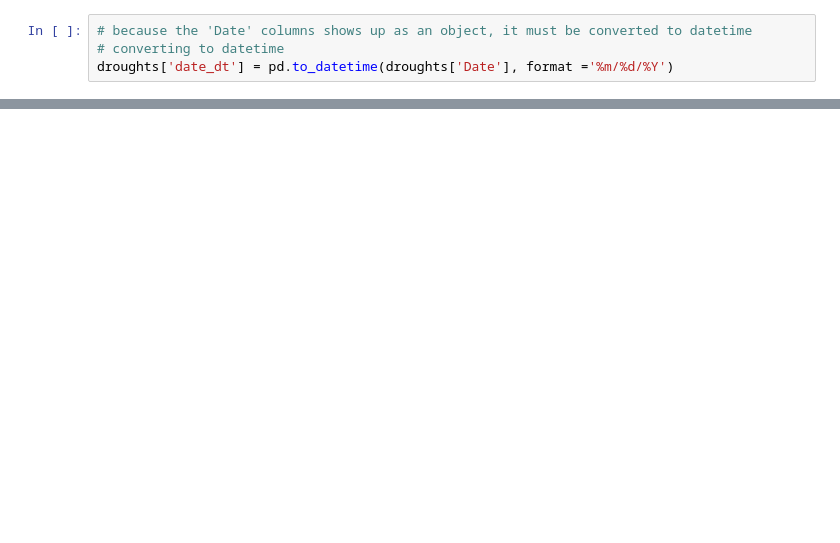
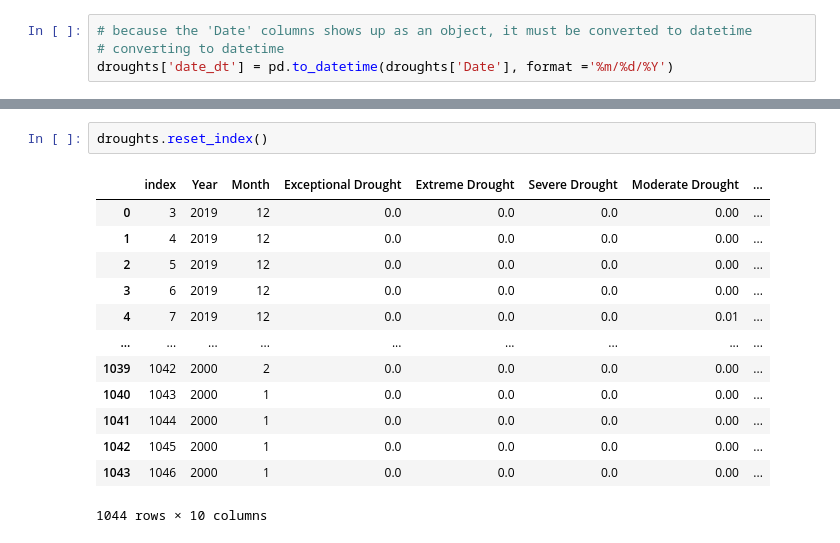
Before and after one commit to anikajohnson/CA-Wildfires-Project, a Jupyter notebook: Data_Cleanup_Exploration.ipynb, the cells around one changed output, grey strips where cells are left out. Cells and saved outputs as stored; diff of their text form; blank space fills up the shorter version.

```diff
--- a/Data_Cleanup_Exploration.ipynb
+++ b/Data_Cleanup_Exploration.ipynb
@@ -80,0 +203,16 @@ droughts.to_csv("CA_Droughts.csv")
+# %%
+droughts.reset_index()
+# %% [output]
+|  | index | Year | Month | Exceptional Drought | Extreme Drought | Severe Drought | Moderate Drought | ... |
+| 0 | 3 | 2019 | 12 | 0.0 | 0.0 | 0.0 | 0.00 | ... |
+| 1 | 4 | 2019 | 12 | 0.0 | 0.0 | 0.0 | 0.00 | ... |
+| 2 | 5 | 2019 | 12 | 0.0 | 0.0 | 0.0 | 0.00 | ... |
+| 3 | 6 | 2019 | 12 | 0.0 | 0.0 | 0.0 | 0.00 | ... |
+| 4 | 7 | 2019 | 12 | 0.0 | 0.0 | 0.0 | 0.01 | ... |
+| ... | ... | ... | ... | ... | ... | ... | ... | ... |
+| 1039 | 1042 | 2000 | 2 | 0.0 | 0.0 | 0.0 | 0.00 | ... |
+| 1040 | 1043 | 2000 | 1 | 0.0 | 0.0 | 0.0 | 0.00 | ... |
+| 1041 | 1044 | 2000 | 1 | 0.0 | 0.0 | 0.0 | 0.00 | ... |
+| 1042 | 1045 | 2000 | 1 | 0.0 | 0.0 | 0.0 | 0.00 | ... |
+| 1043 | 1046 | 2000 | 1 | 0.0 | 0.0 | 0.0 | 0.00 | ... |
+1044 rows × 10 columns
```
Also changed, not shown: parts of 16 cells of this notebook, 3 other files.
